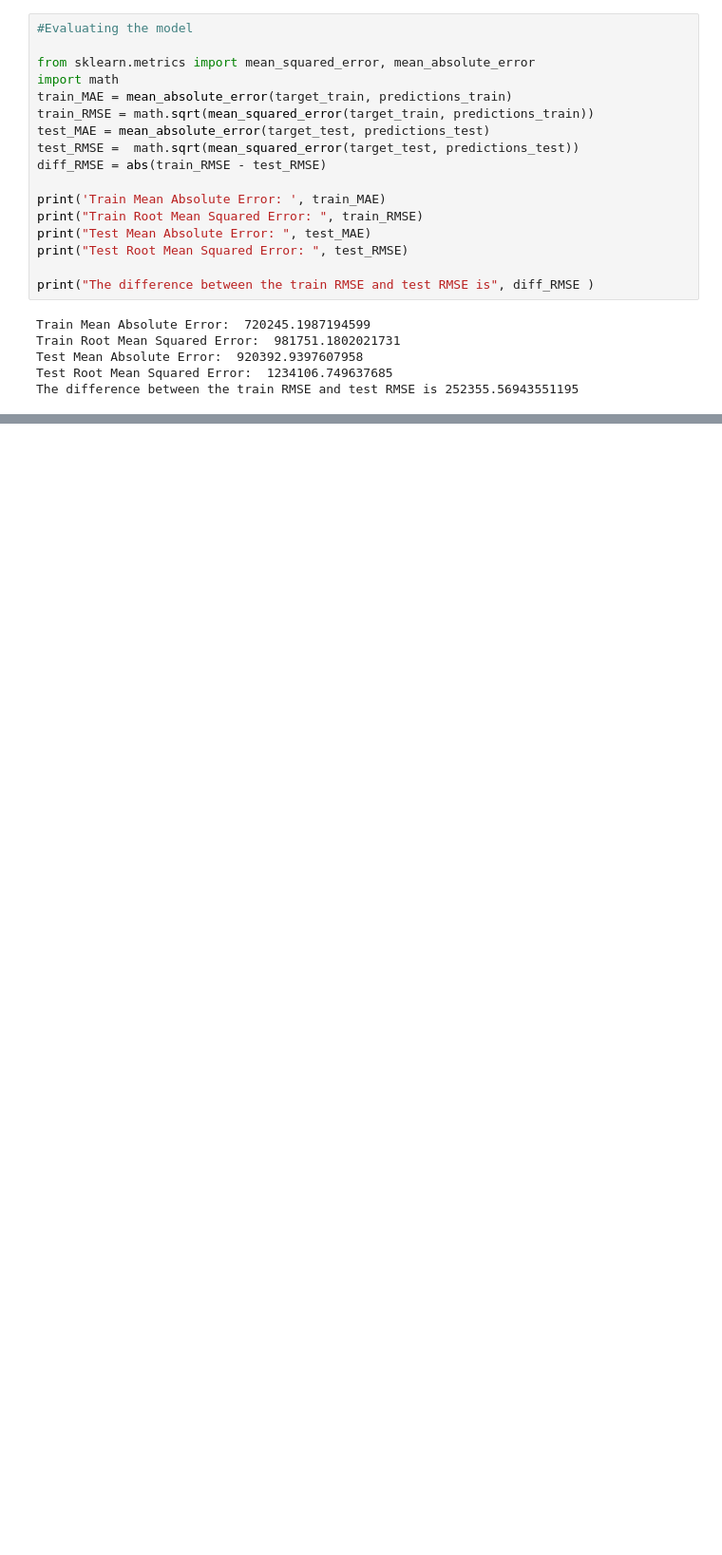
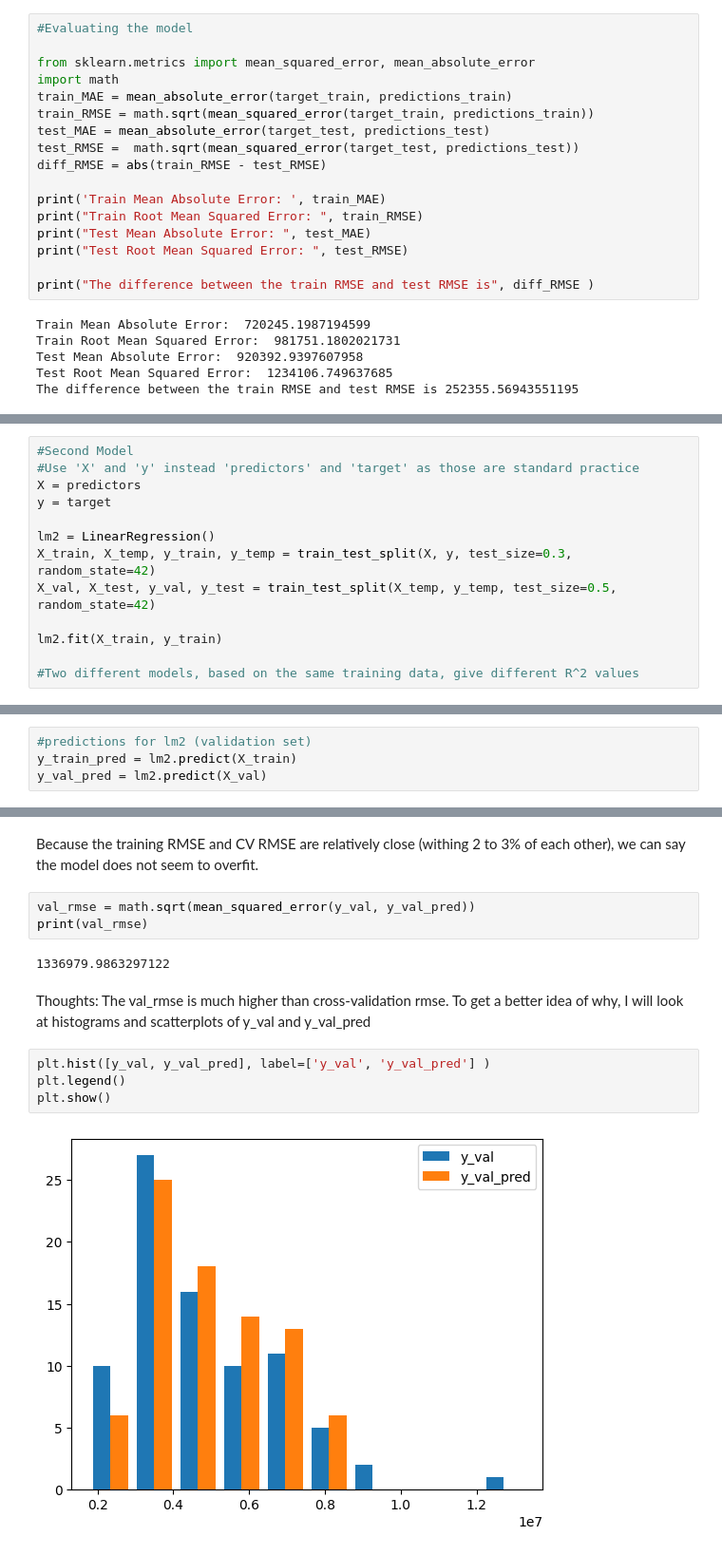
Before and after one commit to sh4ruyan/predictingHousePrices, a Jupyter notebook: predictingHousePrices.ipynb, the cells around one changed output, grey strips where cells are left out. Shown: that part at 95% size. Saved outputs shown, nothing was run; the diff lists cells and outputs as text; blank space fills up the shorter version.

```diff
--- a/predictingHousePrices.ipynb
+++ b/predictingHousePrices.ipynb
@@ -232,0 +226,13 @@ The difference between the train RMSE and test RMSE is 252355.56943551195
+# %%
+#Second Model
+#Use 'X' and 'y' instead 'predictors' and 'target' as those are standard practice
+X = predictors
+y = target
+
+lm2 = LinearRegression()
+X_train, X_temp, y_train, y_temp = train_test_split(X, y, test_size=0.3, random_state=42)
+X_val, X_test, y_val, y_test = train_test_split(X_temp, y_temp, test_size=0.5, random_state=42)
+
+lm2.fit(X_train, y_train)
+
+#Two different models, based on the same training data, give different R^2 values
@@ -232,0 +276,4 @@ The difference between the train RMSE and test RMSE is 252355.56943551195
+# %%
+#predictions for lm2 (validation set)
+y_train_pred = lm2.predict(X_train)
+y_val_pred = lm2.predict(X_val)
@@ -232,0 +291,15 @@ The difference between the train RMSE and test RMSE is 252355.56943551195
+# %% [markdown]
+Because the training RMSE and CV RMSE are relatively close (withing 2 to 3% of each other), we can say the model does not seem to overfit.
+# %%
+val_rmse = math.sqrt(mean_squared_error(y_val, y_val_pred))
+print(val_rmse)
+# %% [output]
+1336979.9863297122
+# %% [markdown]
+Thoughts: The val_rmse is much higher than cross-validation rmse. To get a better idea of why, I will look at histograms and scatterplots of y_val and y_val_pred
+# %%
+plt.hist([y_val, y_val_pred], label=['y_val', 'y_val_pred'] )
+plt.legend()
+plt.show()
+# %% [output]
+[figure, added]
```
Also changed, not shown: parts of 14 cells of this notebook.
